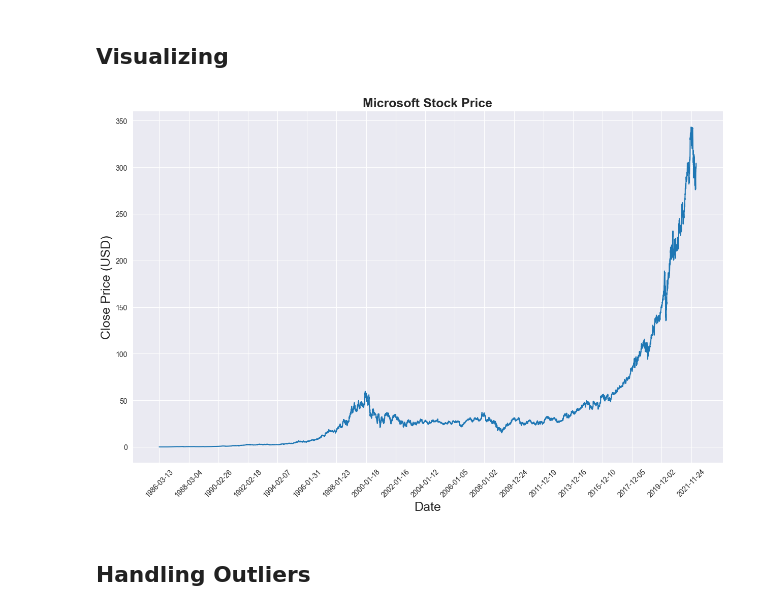
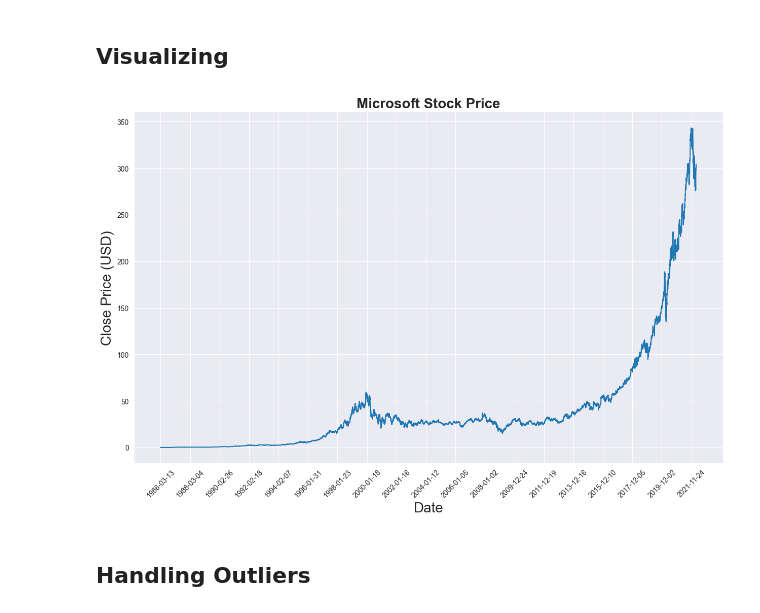
Before and after one commit to defnemeric/microsoft-project-summer, a Jupyter notebook: stock-prediction-pytorch.ipynb, the cells around one changed output. Cells and saved outputs as stored; diff of their text form; code cells hidden in the pictures.

```diff
--- a/stock-prediction-pytorch.ipynb
+++ b/stock-prediction-pytorch.ipynb
@@ -84,16 +89,16 @@ dtype: int64
 # %%
 # We see the Close Price of the stock change with the time
 sns.set_style("darkgrid")
 plt.figure(figsize = (15,9))
 plt.plot(stocks['Close'])
 plt.xticks(range(0,stocks.shape[0],500),stocks['Date'].loc[::500],rotation=45)
-plt.title("Microsoft Stock Price",fontsize=18, fontweight='bold')
-plt.xlabel('Date',fontsize=18)
-plt.ylabel('Close Price (USD)',fontsize=18)
+plt.title("Microsoft Stock Price",fontsize=20, fontweight='bold')
+plt.xlabel('Date',fontsize=20)
+plt.ylabel('Close Price (USD)',fontsize=20)
 plt.savefig('images/microsoft_stock_price.png')
 plt.show()
 # %% [output]
-[figure, old version]
+[figure, new version]
 # %% [markdown]
 ## Handling Outliers
 # %%
```
Also changed, not shown: parts of 16 cells of this notebook, 2 other files.
